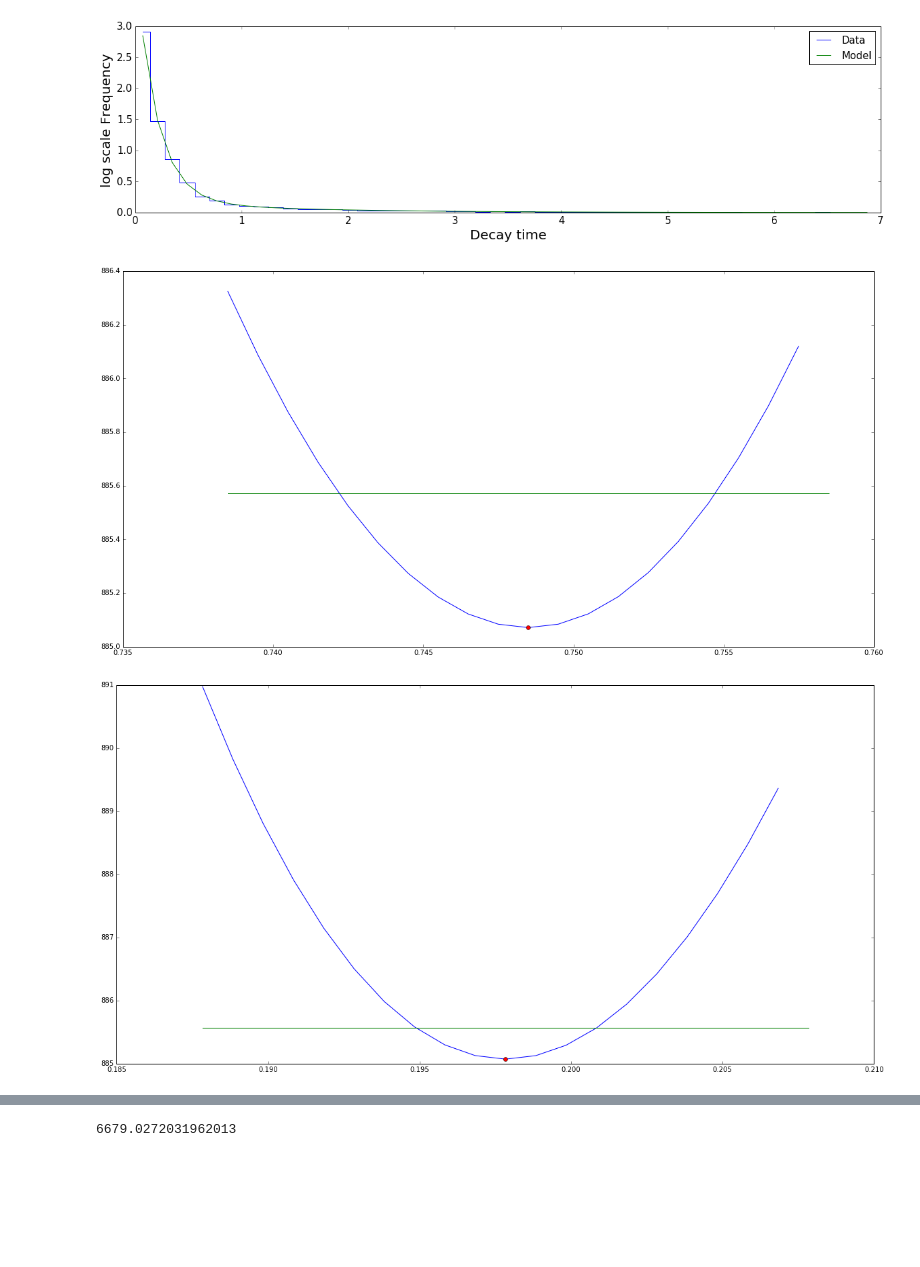
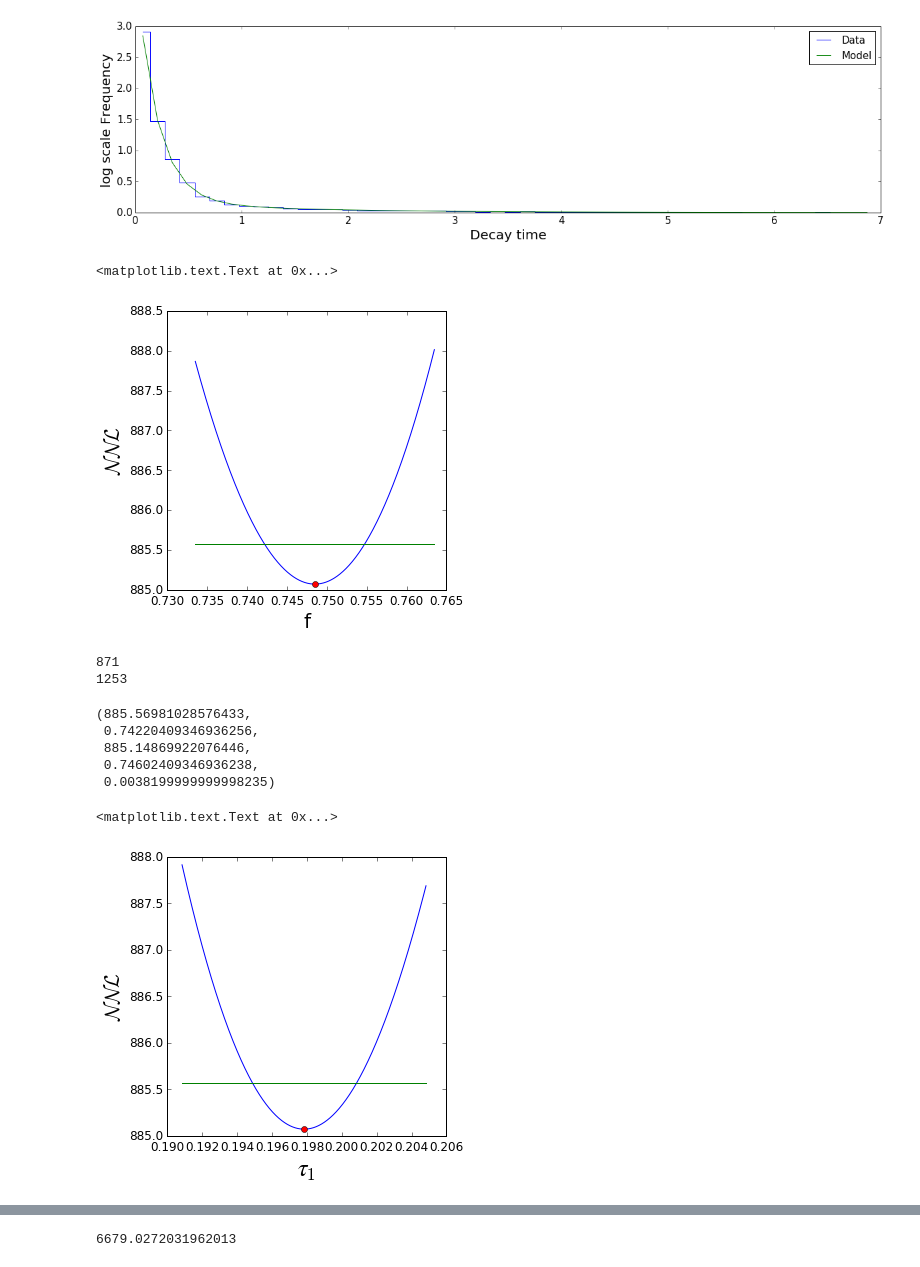
Before and after one commit to calumhrmurray/NumRep, a Jupyter notebook: max_likelihood/MLE.ipynb, the cells around one changed output, grey strips where cells are left out. Saved outputs shown, nothing was run; the diff lists cells and outputs as text; code cells hidden in the pictures; blank space fills up the shorter version.

Commit message:
taking-break

```diff
--- a/max_likelihood/MLE.ipynb
+++ b/max_likelihood/MLE.ipynb
@@ -84,25 +84,60 @@ plt.legend(fontsize=15)
 [figure]
 # %%
 def errors(params,idx,bounds):
-    plt.figure(figsize=(20,10))
+    plt.figure(figsize=(5,5))
     if idx == 0:
-        plt.plot([params[idx]+dx for dx in np.arange(bounds[0],bounds[1],bounds[2])],
-             [nll([params[0]+dx,params[1],params[2]],data) for dx in np.arange(bounds[0],bounds[1],bounds[2])])
+        x = [[params[idx]+dx for dx in np.arange(bounds[0],bounds[1],bounds[2])],
+                [nll([params[0]+dx,params[1],params[2]],data) for dx in np.arange(bounds[0],bounds[1],bounds[2])]]
+        plt.plot(x[0],x[1])
     elif idx == 1:
-        plt.plot([params[idx]+dx for dx in np.arange(bounds[0],bounds[1],bounds[2])],
-             [nll([params[0],params[1]+dx,params[2]],data) for dx in np.arange(bounds[0],bounds[1],bounds[2])])
+        x = [[params[idx]+dx for dx in np.arange(bounds[0],bounds[1],bounds[2])],
+                [nll([params[0],params[1]+dx,params[2]],data) for dx in np.arange(bounds[0],bounds[1],bounds[2])]]
+        plt.plot(x[0],x[1])
     elif idx ==2 :
-        plt.plot([params[idx]+dx for dx in np.arange(bounds[0],bounds[1],bounds[2])],
-             [nll([params[0],params[1],params[2]+dx],data) for dx in np.arange(bounds[0],bounds[1],bounds[2])])
+        x = [[params[idx]+dx for dx in np.arange(bounds[0],bounds[1],bounds[2])],
+                [nll([params[0],params[1],params[2]+dx],data) for dx in np.arange(bounds[0],bounds[1],bounds[2])]]
+        plt.plot(x[0],x[1])
     else:
         print('invalid idx input')
     plt.plot([params[idx]+bounds[0],params[idx]+bounds[1]],[nll(params,data)+0.5,nll(params,data)+0.5])
     plt.plot([params[idx]],[tnc_result['fun']],'ro')
+    plt.ylabel('$\mathcal{N}\mathcal{N}\mathcal{L}$',fontsize=20)
+    plt.yticks(fontsize=12)
+    plt.xticks(fontsize=12)
+    return np.array(x)
 # %%
-errors(tnc_result['x'],0,[-0.01,0.01,0.001])
+f_errors = errors(tnc_result['x'],0,[-0.015,0.015,0.00001])
+plt.xlabel('f',fontsize=20)
 # %% [output]
+<matplotlib.text.Text at 0x...>
-[figure, old version]
+[figure, new version]
+# %%
+sigma_nll =  nll(tnc_result['x'],data)+0.5
+for i,n in enumerate(f_errors[1]):
+    if sigma_nll > n:
+        print(i)
+        l = i
+        break
+
+sigma_nll =  nll(tnc_result['x'],data)+0.5
+for i,n in enumerate(f_errors[1][l:]):
+    if sigma_nll < n:
+        print(i)
+        u = i
+        break
+
+f_errors[1][l], f_errors[0][l], f_errors[1][u], f_errors[0][u], f_errors[0][u]- f_errors[0][l]
+# %% [output]
+871
+1253
+(885.56981028576433,
+ 0.74220409346936256,
+ 885.14869922076446,
+ 0.74602409346936238,
+ 0.0038199999999998235)
 # %%
-errors(tnc_result['x'],1,[-0.01,0.01,0.001])
+tau1_errors = errors(tnc_result['x'],1,[-0.007,0.007,0.00001])
+plt.xlabel('$τ_1$',fontsize=24)
 # %% [output]
+<matplotlib.text.Text at 0x...>
-[figure, old version]
+[figure, new version]
```
Also changed, not shown: parts of 14 cells of this notebook, 16 other files.
